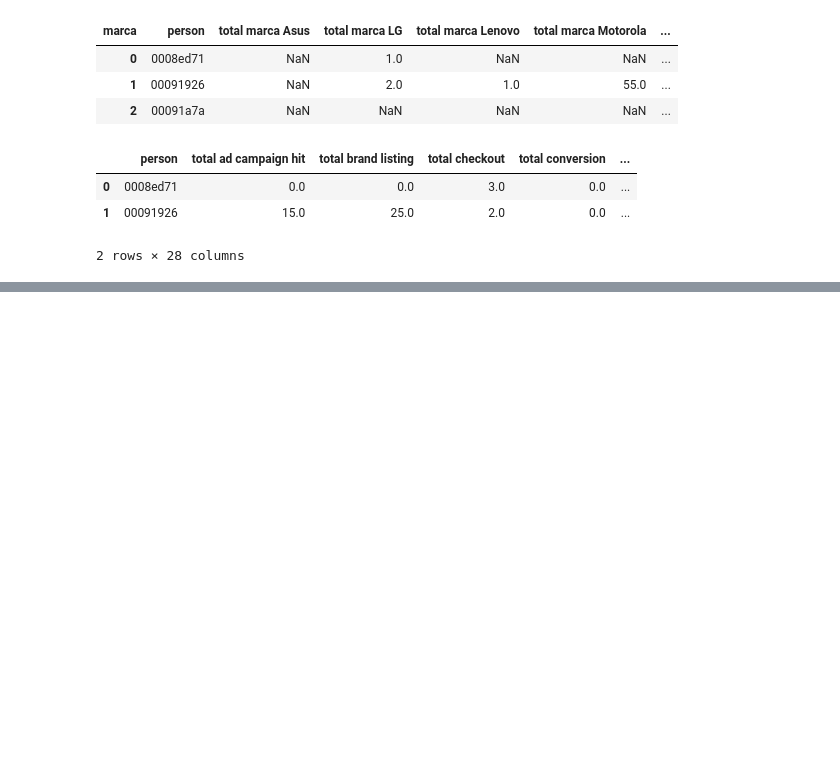
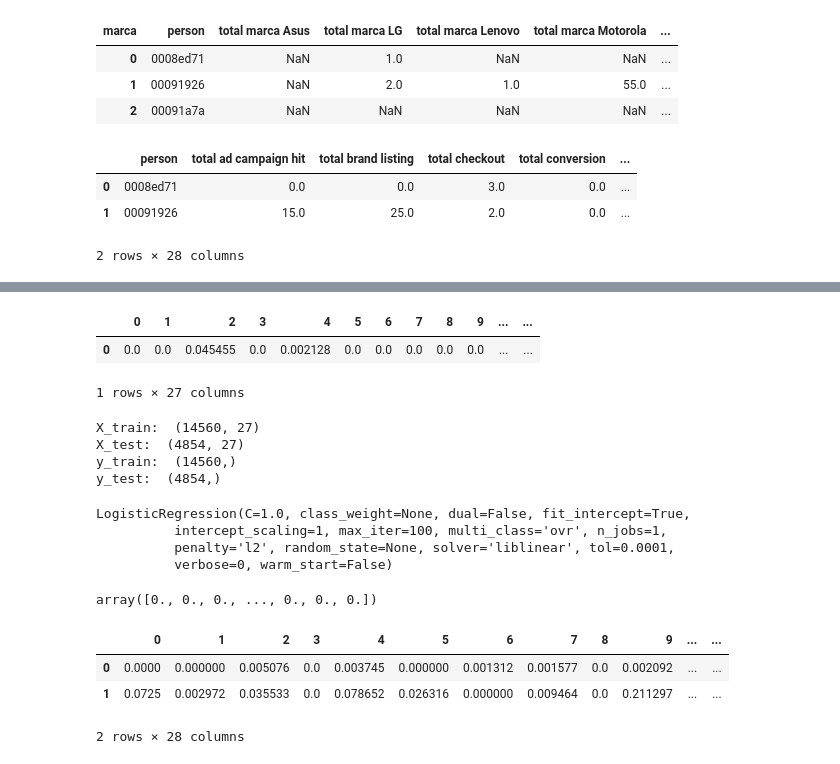
Before and after one commit to btusca/7506, a Jupyter notebook: TP2018/TP2 definitivo.ipynb, the cells around one changed output, grey strips where cells are left out. Saved outputs shown, nothing was run; the diff lists cells and outputs as text; code cells hidden in the pictures; blank space fills up the shorter version.

```diff
--- a/TP2018/TP2 definitivo.ipynb
+++ b/TP2018/TP2 definitivo.ipynb
@@ -780,0 +418,66 @@ clientesAEvaluar.to_csv('entrega_2.csv',index=False)
+# %%
+#Cargamos X e y para trabajar con KNN
+X = pd.merge(clientesGrp,etiquetas,on='person')
+X.drop("person", axis=1, inplace=True)
+X = X.fillna(0)
+
+from sklearn import preprocessing
+
+xArray = X.values #returns a numpy array
+min_max_scaler = preprocessing.MinMaxScaler()
+x_scaled = min_max_scaler.fit_transform(xArray)
+X = pd.DataFrame(x_scaled)
+
+y = X.pop(27)
+X.head(1)
+# %% [output]
+|  | 0 | 1 | 2 | 3 | 4 | 5 | 6 | 7 | 8 | 9 | ... | ... |
+| 0 | 0.0 | 0.0 | 0.045455 | 0.0 | 0.002128 | 0.0 | 0.0 | 0.0 | 0.0 | 0.0 | ... | ... |
+1 rows × 27 columns
+# %%
+# 3. Utilizar el Separador
+X_train, X_test, y_train, y_test = Separar(X, y, test_size=0.25)
+print('X_train: ', X_train.shape)
+print('X_test: ', X_test.shape)
+print('y_train: ', y_train.shape)
+print('y_test: ', y_test.shape)
+# %% [output]
+X_train:  (14560, 27)
+X_test:  (4854, 27)
+y_train:  (14560,)
+y_test:  (4854,)
+# %%
+from sklearn.linear_model import LogisticRegression as LR
+clasificador_log = LR()
+clasificador_log.fit(X_train, y_train)
+# %% [output]
+LogisticRegression(C=1.0, class_weight=None, dual=False, fit_intercept=True,
+          intercept_scaling=1, max_iter=100, multi_class='ovr', n_jobs=1,
+          penalty='l2', random_state=None, solver='liblinear', tol=0.0001,
+          verbose=0, warm_start=False)
+# %%
+# 6. Hacer las predicciones
+y_pred = clasificador_log.predict(X_test)
+y_pred
+# %% [output]
+array([0., 0., 0., ..., 0., 0., 0.])
+# %%
+# 5.1 Preparo datos de testing
+clientesAEvaluar = pd.read_csv('../TP2018/fiuba-trocafone-tp2-final-set/trocafone_kaggle_test.csv')
+datosTest = clientesAEvaluar.merge(clientesGrp, on='person',how='inner')
+person = datosTest['person'];
+
+datosTest.drop("person", axis=1, inplace=True)
+datosTest = datosTest.fillna(0)
+xArray = datosTest.values #returns a numpy array
+min_max_scaler = preprocessing.MinMaxScaler()
+x_scaled = min_max_scaler.fit_transform(xArray)
+datosTest = pd.DataFrame(x_scaled)
+
+datosTest['person'] = person;
+datosTest.head(2)
+# %% [output]
+|  | 0 | 1 | 2 | 3 | 4 | 5 | 6 | 7 | 8 | 9 | ... | ... |
+| 0 | 0.0000 | 0.000000 | 0.005076 | 0.0 | 0.003745 | 0.000000 | 0.001312 | 0.001577 | 0.0 | 0.002092 | ... | ... |
+| 1 | 0.0725 | 0.002972 | 0.035533 | 0.0 | 0.078652 | 0.026316 | 0.000000 | 0.009464 | 0.0 | 0.211297 | ... | ... |
+2 rows × 28 columns
```
Also changed, not shown: parts of 58 cells of this notebook.
